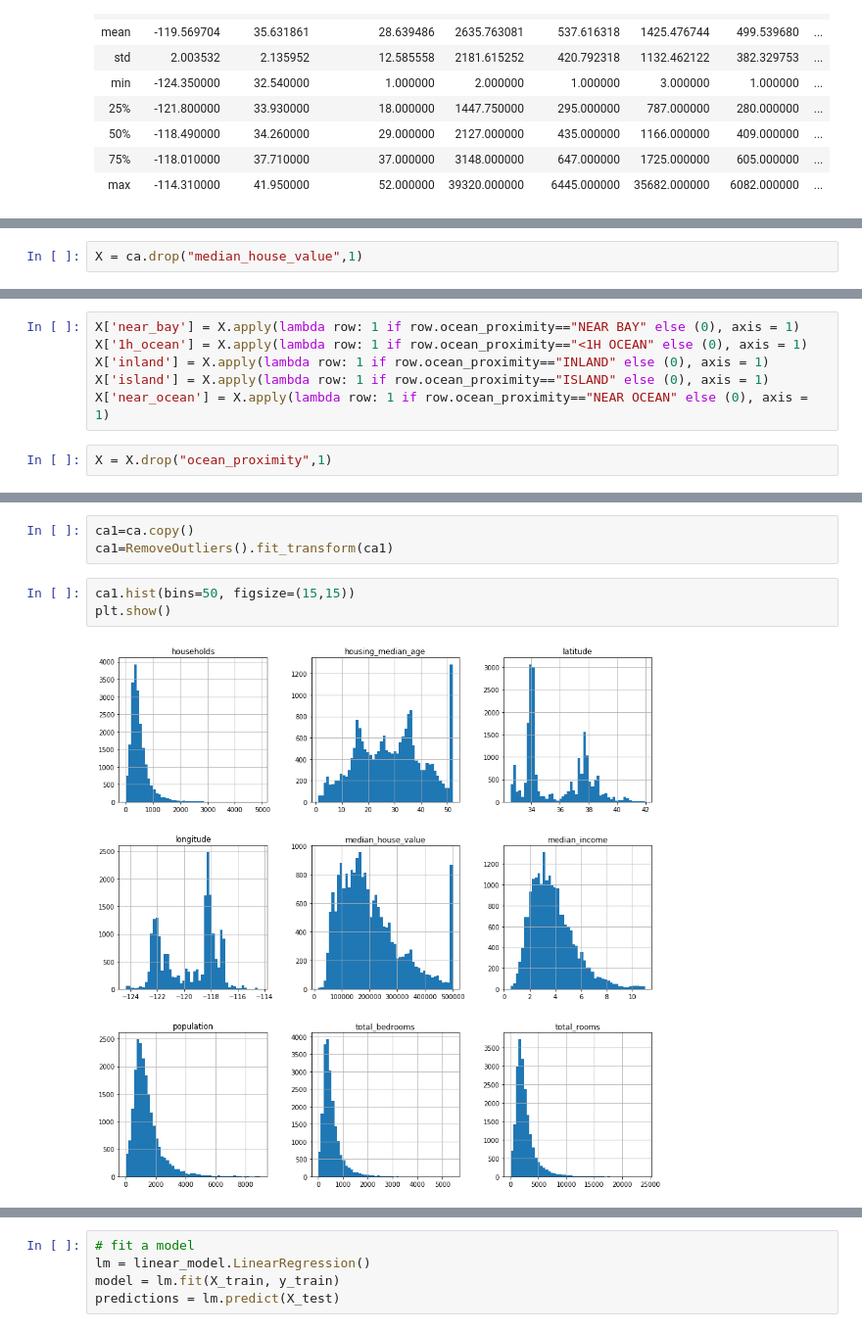
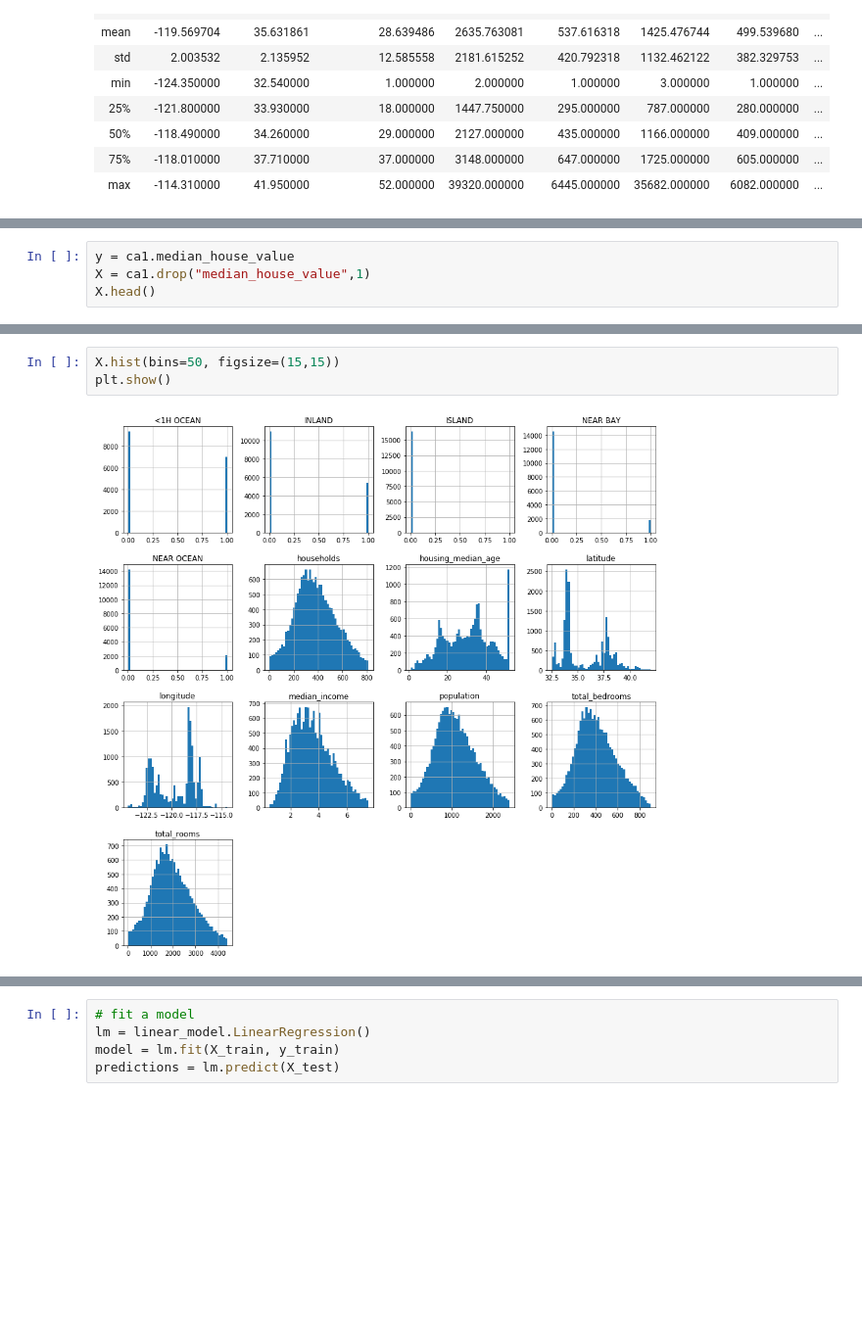
Before and after one commit to Saaimurugan/PGP-AI---Python-for-Data-Science, a Jupyter notebook: California Housing Price Prediction.ipynb, the cells around one changed output, grey strips where cells are left out. Shown at 98% size. Cells and saved outputs as stored; diff of their text form; blank space fills up the shorter version.

```diff
--- a/California Housing Price Prediction.ipynb
+++ b/California Housing Price Prediction.ipynb
@@ -247,0 +323,4 @@ y = ca.median_house_value
+# %%
+y = ca1.median_house_value
+X = ca1.drop("median_house_value",1)
+X.head()
@@ -263,5 +372,3 @@ Name: median_house_value, Length: 20640, dtype: int64
-# %%
-X = ca.drop("median_house_value",1)
 # %%
 X.describe()
 # %% [output]
@@ -291,8 +392,0 @@ array(['NEAR BAY', '<1H OCEAN', 'INLAND', 'NEAR OCEAN', 'ISLAND'],
-# %%
-X['near_bay'] = X.apply(lambda row: 1 if row.ocean_proximity=="NEAR BAY" else (0), axis = 1)
-X['1h_ocean'] = X.apply(lambda row: 1 if row.ocean_proximity=="<1H OCEAN" else (0), axis = 1)
-X['inland'] = X.apply(lambda row: 1 if row.ocean_proximity=="INLAND" else (0), axis = 1)
-X['island'] = X.apply(lambda row: 1 if row.ocean_proximity=="ISLAND" else (0), axis = 1)
-X['near_ocean'] = X.apply(lambda row: 1 if row.ocean_proximity=="NEAR OCEAN" else (0), axis = 1)
-# %%
-X = X.drop("ocean_proximity",1)
@@ -390,11 +393,8 @@ class RemoveOutliers(BaseEstimator,TransformerMixin):
-# %%
-ca1=ca.copy()
-ca1=RemoveOutliers().fit_transform(ca1)
 # %%
-ca1.hist(bins=50, figsize=(15,15))
+X.hist(bins=50, figsize=(15,15))
 plt.show()
 # %% [output]
-[figure, old version]
+[figure, new version]
 # %%
 X_train, X_test, y_train, y_test = train_test_split(X, y, test_size=0.2)
 print (X_train.shape, y_train.shape)
```
Also changed, not shown: parts of 49 cells of this notebook.
